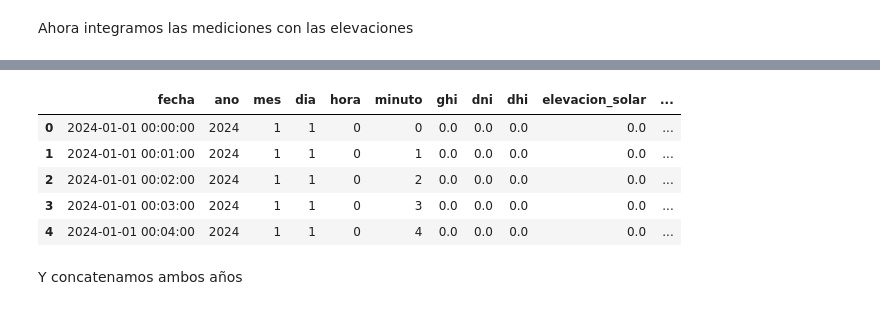
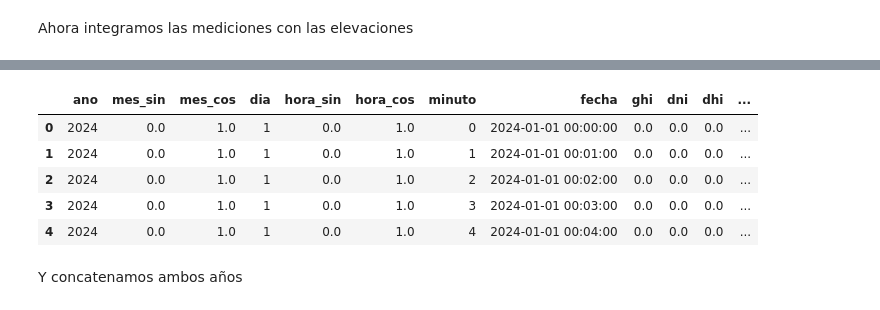
Before and after one commit to zacariasct4/TFM_IEBS, a Jupyter notebook: notebooks/02_column_preprocessing.ipynb, the cells around one changed output, grey strips where cells are left out. Drawn from its saved outputs; the diff is of its cells as text; code cells hidden in the pictures.

```diff
--- a/notebooks/02_column_preprocessing.ipynb
+++ b/notebooks/02_column_preprocessing.ipynb
@@ -102,0 +268,5 @@ df_alturas_2023.to_parquet(INTERIM_PATH / "elevacion_2023_standardized.parquet",
+# %%
+import numpy as np
+
+df_alturas_2023['elevacion_solar'] = np.where(df_alturas_2023['elevacion_solar'] == 0, solar_position_2023["apparent_elevation"].values, df_alturas_2023['elevacion_solar'])
+df_alturas_2023.head()
@@ -103,19 +282,9 @@ df_alturas_2023.to_parquet(INTERIM_PATH / "elevacion_2023_standardized.parquet",
 # %% [markdown]
 Generamos ahora los datos para 2024
 # %%
-from pvlib.location import Location
-
-# Datos de la estación meteorológica de Sevilla
-LATITUDE = 37.41
-LONGITUDE = -6.01       # Oeste se representa con signo negativo
-ALTITUDE = 12
-TIMEZONE = "Europe/Madrid"
-
-# Crear todos los minutos de 2024 en UTC. Para ello se comienza una hora menos que la hora local de Sevilla, que es UTC+1.
-# Esto es porque el método get_solarposition() requiere que los timestamps estén en UTC.
 timestamps_utc = pd.date_range(
-    start="2023-12-31 23:00:00",
-    end="2024-12-31 23:00:00",
+    start="2024-01-01 00:00:00",
+    end="2025-01-01 00:00:00",
     freq="1min",
     inclusive="left",
     tz="UTC"
@@ -129,15 +298,14 @@ station = Location(
     name="Estacion_Sevilla"
 )
 
-solar_position = station.get_solarposition(
+solar_position_2024 = station.get_solarposition(
     times=timestamps_utc,
     method="nrel_numpy"
 )
 
 df_solar_2024 = (
-    solar_position[
+    solar_position_2024[
         [
-            "elevation",
             "apparent_elevation"
         ]
     ]
@@ -145,11 +313,5 @@ df_solar_2024 = (
     .reset_index()
 )
 
-# Fecha y hora local, manteniendo correctamente el cambio de hora
-df_solar_2024["timestamp_local"] = (
-    df_solar_2024["timestamp_utc"]
-    .dt.tz_convert(TIMEZONE)
-)
-
 df_solar_2024.head()
 # %% [output]
@@ -193,16 +345,7 @@ De esta manera obtenemos el dataset de 2024 de alturas, obteniendo las mismas co
 # %%
-df_alturas_2024 = df_solar_2024[['timestamp_local', 'apparent_elevation']].copy()
-
-timestamps_utc = pd.date_range(
-    start="2024-01-01 00:00:00",
-    end="2024-12-31 23:59:00",
-    freq="1min",
-    tz="UTC"
-)
-
 df_alturas_2024 = pd.DataFrame({
     "fecha": timestamps_utc.tz_localize(None),
-    "elevacion_solar": df_solar_2024["apparent_elevation"].clip(lower=0)
+    "elevacion_solar": df_solar_2024["apparent_elevation"]
 })
 
 df_alturas_2024['ano'] = df_alturas_2024['fecha'].dt.year
@@ -275,17 +418,19 @@ df_2023_integrated.head()
 # %%
-ordered_columns = ["fecha", "ano", "mes", "dia", "hora", "minuto", "ghi", "dni", "dhi", "elevacion_solar", "temperatura", "velocidad_viento", "direccion_viento", "humedad_relativa", "codigo_ghi", "codigo_dni", "codigo_dhi"]
+ordered_columns = ['ano', 'mes_sin', 'mes_cos', 'dia', 'hora_sin', 'hora_cos', 'minuto', 'fecha', 'ghi', 'dni', 'dhi', 'elevacion_solar',
+        'temperatura', 'velocidad_viento', 'humedad_relativa', 'direccion_viento_sin', 'direccion_viento_cos',
+        'codigo_ghi', 'codigo_dni', 'codigo_dhi']
 
 df_2023_integrated = df_2023_integrated[ordered_columns]
 df_2024_integrated = df_2024_integrated[ordered_columns]
 
 df_2024_integrated.head()
 # %% [output]
-|  | fecha | ano | mes | dia | hora | minuto | ghi | dni | dhi | elevacion_solar | ... |
-| 0 | 2024-01-01 00:00:00 | 2024 | 1 | 1 | 0 | 0 | 0.0 | 0.0 | 0.0 | 0.0 | ... |
-| 1 | 2024-01-01 00:01:00 | 2024 | 1 | 1 | 0 | 1 | 0.0 | 0.0 | 0.0 | 0.0 | ... |
-| 2 | 2024-01-01 00:02:00 | 2024 | 1 | 1 | 0 | 2 | 0.0 | 0.0 | 0.0 | 0.0 | ... |
-| 3 | 2024-01-01 00:03:00 | 2024 | 1 | 1 | 0 | 3 | 0.0 | 0.0 | 0.0 | 0.0 | ... |
-| 4 | 2024-01-01 00:04:00 | 2024 | 1 | 1 | 0 | 4 | 0.0 | 0.0 | 0.0 | 0.0 | ... |
+|  | ano | mes_sin | mes_cos | dia | hora_sin | hora_cos | minuto | fecha | ghi | dni | dhi | ... |
+| 0 | 2024 | 0.0 | 1.0 | 1 | 0.0 | 1.0 | 0 | 2024-01-01 00:00:00 | 0.0 | 0.0 | 0.0 | ... |
+| 1 | 2024 | 0.0 | 1.0 | 1 | 0.0 | 1.0 | 1 | 2024-01-01 00:01:00 | 0.0 | 0.0 | 0.0 | ... |
+| 2 | 2024 | 0.0 | 1.0 | 1 | 0.0 | 1.0 | 2 | 2024-01-01 00:02:00 | 0.0 | 0.0 | 0.0 | ... |
+| 3 | 2024 | 0.0 | 1.0 | 1 | 0.0 | 1.0 | 3 | 2024-01-01 00:03:00 | 0.0 | 0.0 | 0.0 | ... |
+| 4 | 2024 | 0.0 | 1.0 | 1 | 0.0 | 1.0 | 4 | 2024-01-01 00:04:00 | 0.0 | 0.0 | 0.0 | ... |
 # %%
 assert df_2023_integrated["elevacion_solar"].notna().all()
 assert df_2024_integrated["elevacion_solar"].notna().all()
```
Also changed, not shown: parts of 22 cells of this notebook, 1 other file.
